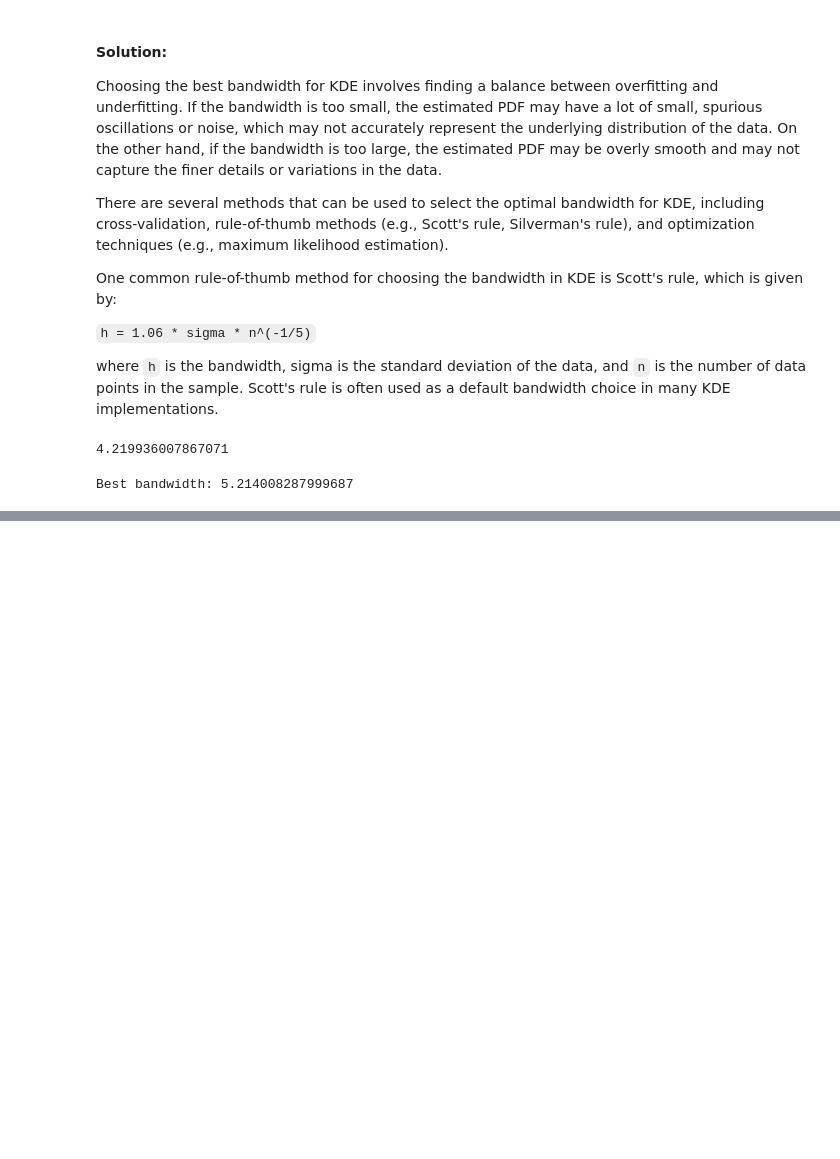
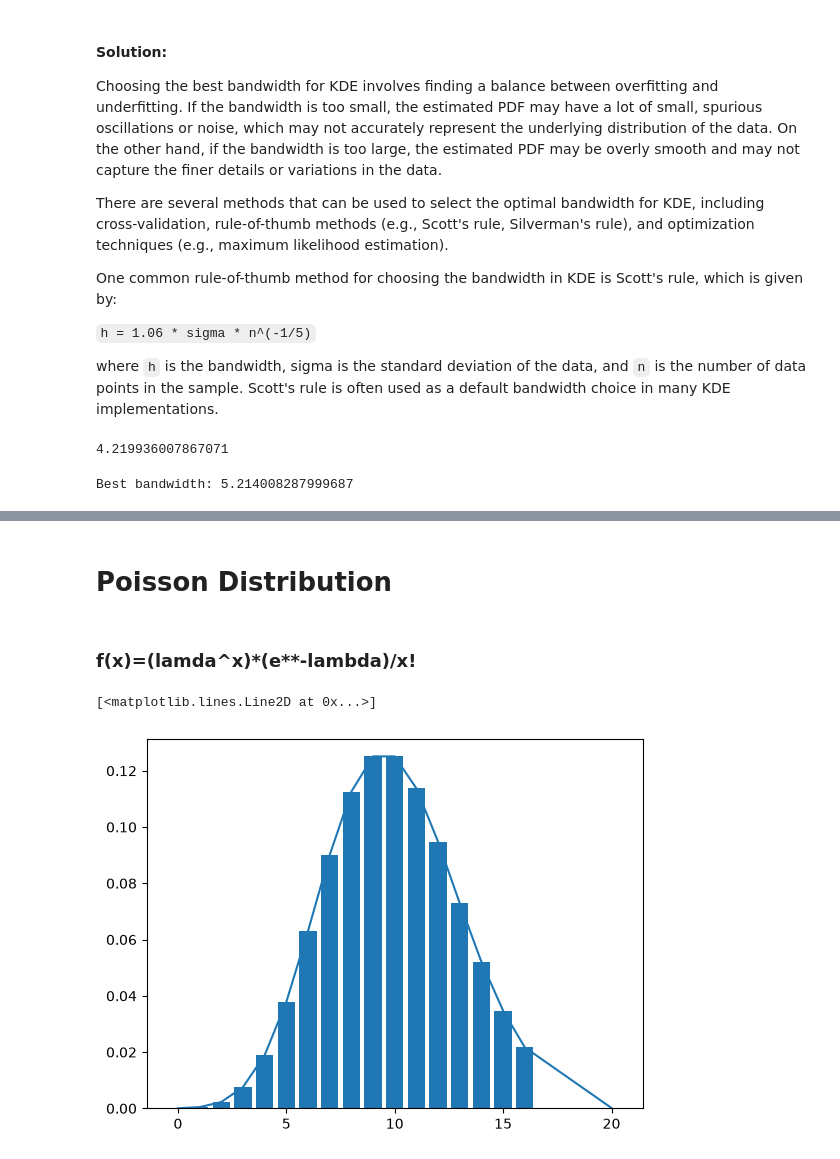
Before and after one commit to wahabali786110/statistics-for-machine-learning, a Jupyter notebook: Practicing_Statistics_Probability.ipynb, the cells around one changed output, grey strips where cells are left out. Drawn from its saved outputs; the diff is of its cells as text; code cells hidden in the pictures; blank space fills up the shorter version.

```diff
--- a/Practicing_Statistics_Probability.ipynb
+++ b/Practicing_Statistics_Probability.ipynb
@@ -338,0 +374,23 @@ Best bandwidth: 5.214008287999687
+# %% [markdown]
+# Poisson Distribution
+# %% [markdown]
+### f(x)=(lamda^x)*(e**-lambda)/x!
+# %%
+# Average no: of calls in a hour for a call center is 10(lambda=10)
+# Using this data to find probabilties of different no: of calls
+
+import math
+
+def poisson_probability_for_call_center(X):
+    return (10**X)*(np.e**-10)/math.factorial(X)
+
+
+poisson_probability_for_call_center(6)
+calls=np.array([0,1,2,3,4,5,6,7,8,9,10,11,12,13,14,15,16,20])
+
+probablities=[poisson_probability_for_call_center(call) for call in calls]
+plt.bar(calls,probablities)
+plt.plot(calls,probablities)
+# %% [output]
+[<matplotlib.lines.Line2D at 0x...>]
+[figure, added]
```
Also changed, not shown: parts of 4 cells of this notebook.
